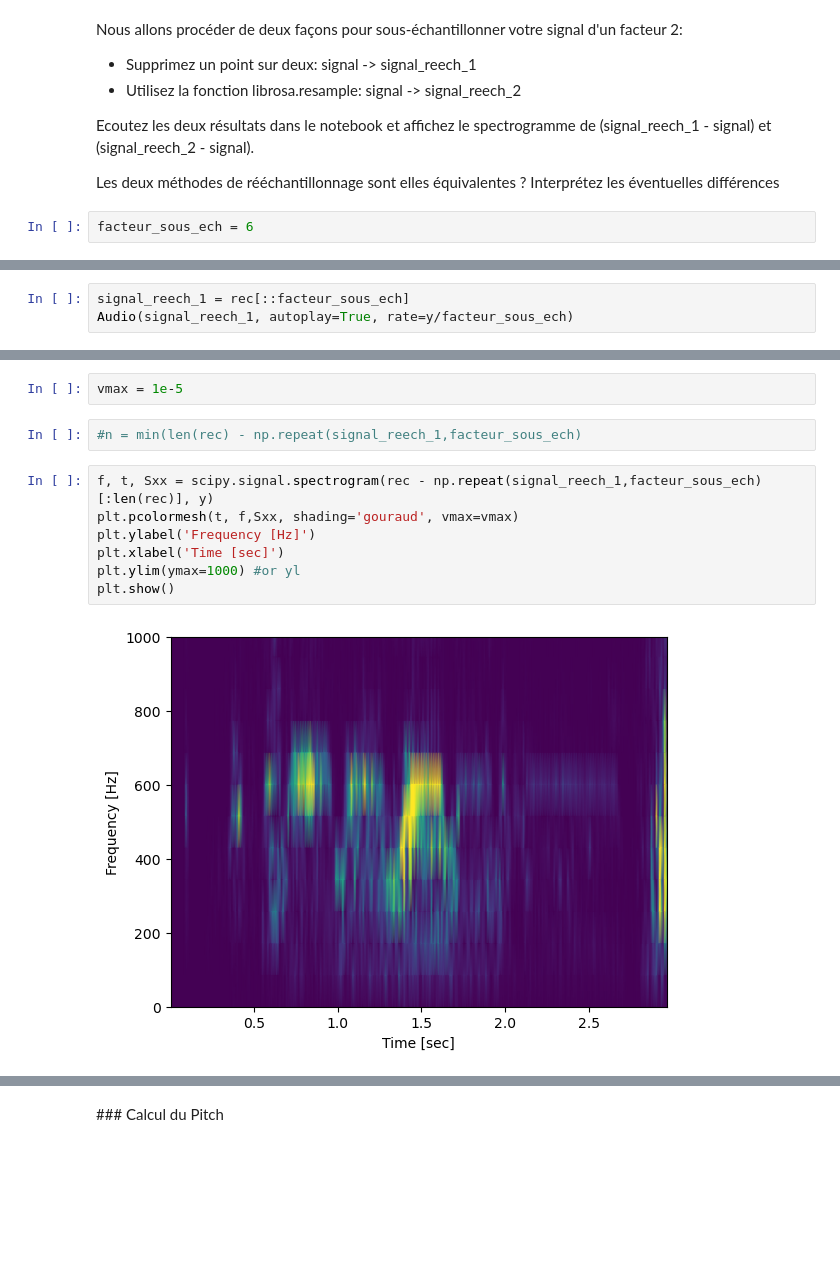
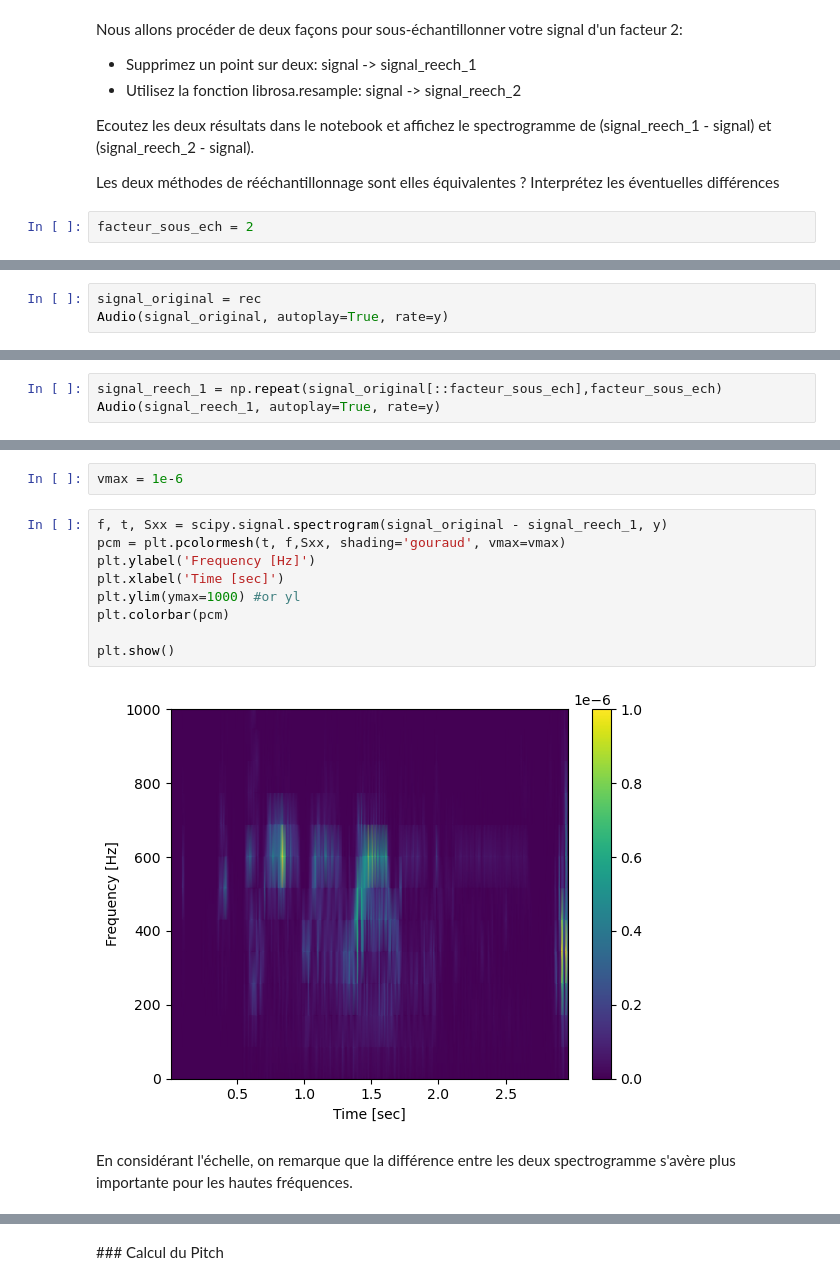
Before and after one commit to ArnaudGardille/Deep-Learning-Signal, a Jupyter notebook: dls_tp1.ipynb, the cells around one changed output, grey strips where cells are left out. Drawn from its saved outputs; the diff is of its cells as text; blank space fills up the shorter version.

```diff
--- a/dls_tp1.ipynb
+++ b/dls_tp1.ipynb
@@ -116,4 +111,4 @@ Ecoutez les deux résultats dans le notebook et affichez le spectrogramme de (si
 
 Les deux méthodes de rééchantillonnage sont elles équivalentes ? Interprétez les éventuelles différences
 # %%
-facteur_sous_ech = 6
+facteur_sous_ech = 2
@@ -127,0 +121,3 @@ np.repeat(rec,facteur_sous_ech).shape
+# %%
+signal_original = rec
+Audio(signal_original, autoplay=True, rate=y)
@@ -128,5 +139,5 @@ np.repeat(rec,facteur_sous_ech).shape
 # %%
-signal_reech_1 = rec[::facteur_sous_ech]
-Audio(signal_reech_1, autoplay=True, rate=y/facteur_sous_ech)
+signal_reech_1 = np.repeat(signal_original[::facteur_sous_ech],facteur_sous_ech)
+Audio(signal_reech_1, autoplay=True, rate=y)
 # %% [output]
 [interactive output not drawn]
@@ -151,13 +155,15 @@ plt.show()
 # %%
-vmax = 1e-5
+vmax = 1e-6
-# %%
-#n = min(len(rec) - np.repeat(signal_reech_1,facteur_sous_ech)
 # %%
-f, t, Sxx = scipy.signal.spectrogram(rec - np.repeat(signal_reech_1,facteur_sous_ech)[:len(rec)], y)
-plt.pcolormesh(t, f,Sxx, shading='gouraud', vmax=vmax)
+f, t, Sxx = scipy.signal.spectrogram(signal_original - signal_reech_1, y)
+pcm = plt.pcolormesh(t, f,Sxx, shading='gouraud', vmax=vmax)
 plt.ylabel('Frequency [Hz]')
 plt.xlabel('Time [sec]')
 plt.ylim(ymax=1000) #or yl
+plt.colorbar(pcm)
+
 plt.show()
 # %% [output]
-[figure, old version]
+[figure, new version]
+# %% [markdown]
+En considérant l'échelle, on remarque que la différence entre les deux spectrogramme s'avère plus importante pour les hautes fréquences.
```
Also changed, not shown: parts of 18 cells of this notebook.
